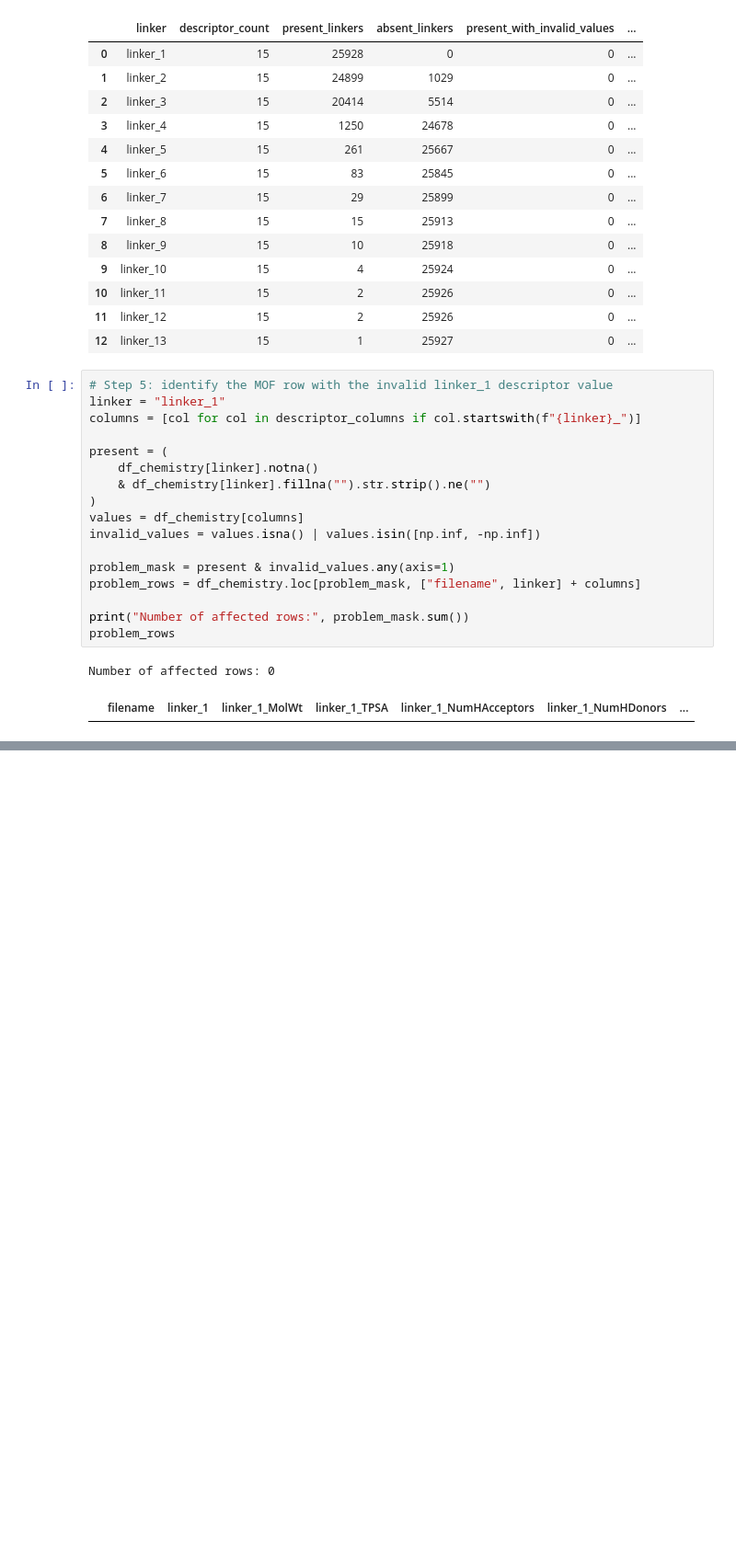
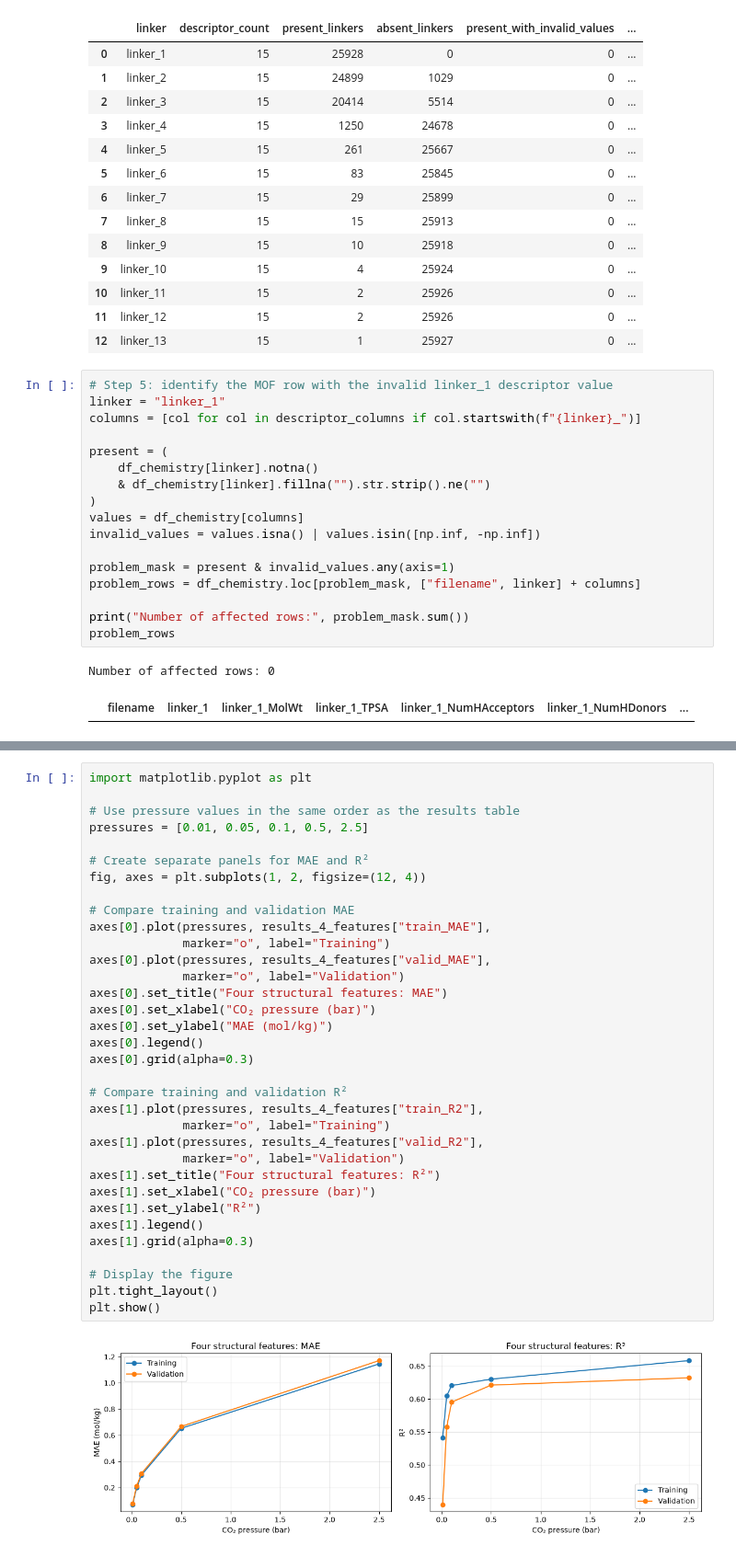
Before and after one commit to rbashiri/mof-co2-adsorption, a Jupyter notebook: notebook/phase_2/geometry_linker_modeling.ipynb, the cells around one changed output, grey strips where cells are left out. Shown at 92% size. Saved outputs shown, nothing was run; the diff lists cells and outputs as text; blank space fills up the shorter version.

Commit message:
Document linker modeling results and plan phase 3

```diff
--- a/notebook/phase_2/geometry_linker_modeling.ipynb
+++ b/notebook/phase_2/geometry_linker_modeling.ipynb
@@ -168,0 +331,36 @@ descriptors before deciding how to handle the row.
+# %%
+import matplotlib.pyplot as plt
+
+# Use pressure values in the same order as the results table
+pressures = [0.01, 0.05, 0.1, 0.5, 2.5]
+
+# Create separate panels for MAE and R²
+fig, axes = plt.subplots(1, 2, figsize=(12, 4))
+
+# Compare training and validation MAE
+axes[0].plot(pressures, results_4_features["train_MAE"],
+             marker="o", label="Training")
+axes[0].plot(pressures, results_4_features["valid_MAE"],
+             marker="o", label="Validation")
+axes[0].set_title("Four structural features: MAE")
+axes[0].set_xlabel("CO₂ pressure (bar)")
+axes[0].set_ylabel("MAE (mol/kg)")
+axes[0].legend()
+axes[0].grid(alpha=0.3)
+
+# Compare training and validation R²
+axes[1].plot(pressures, results_4_features["train_R2"],
+             marker="o", label="Training")
+axes[1].plot(pressures, results_4_features["valid_R2"],
+             marker="o", label="Validation")
+axes[1].set_title("Four structural features: R²")
+axes[1].set_xlabel("CO₂ pressure (bar)")
+axes[1].set_ylabel("R²")
+axes[1].legend()
+axes[1].grid(alpha=0.3)
+
+# Display the figure
+plt.tight_layout()
+plt.show()
+# %% [output]
+[figure, added]
```
Also changed, not shown: parts of 22 cells of this notebook, 5 other files.
